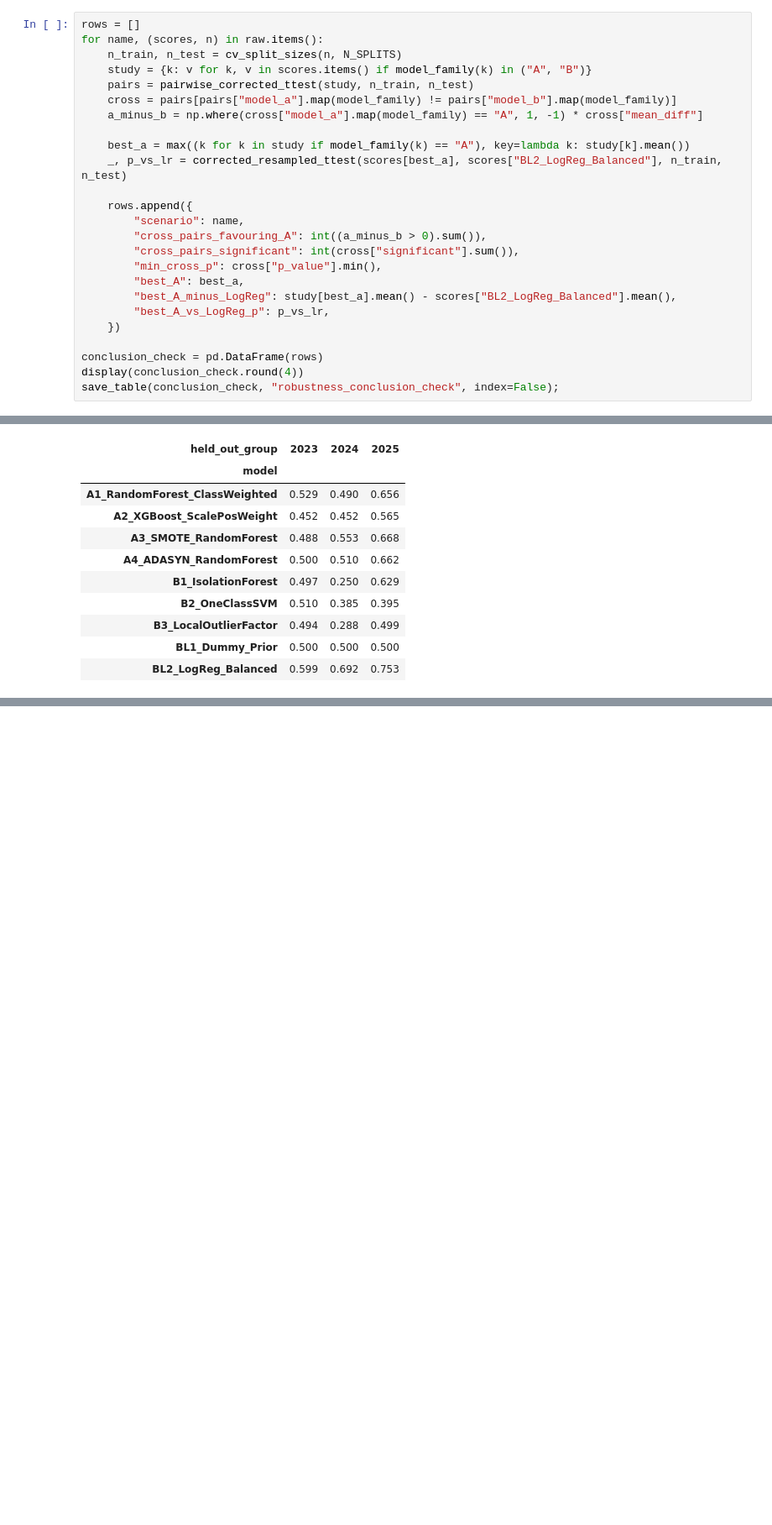
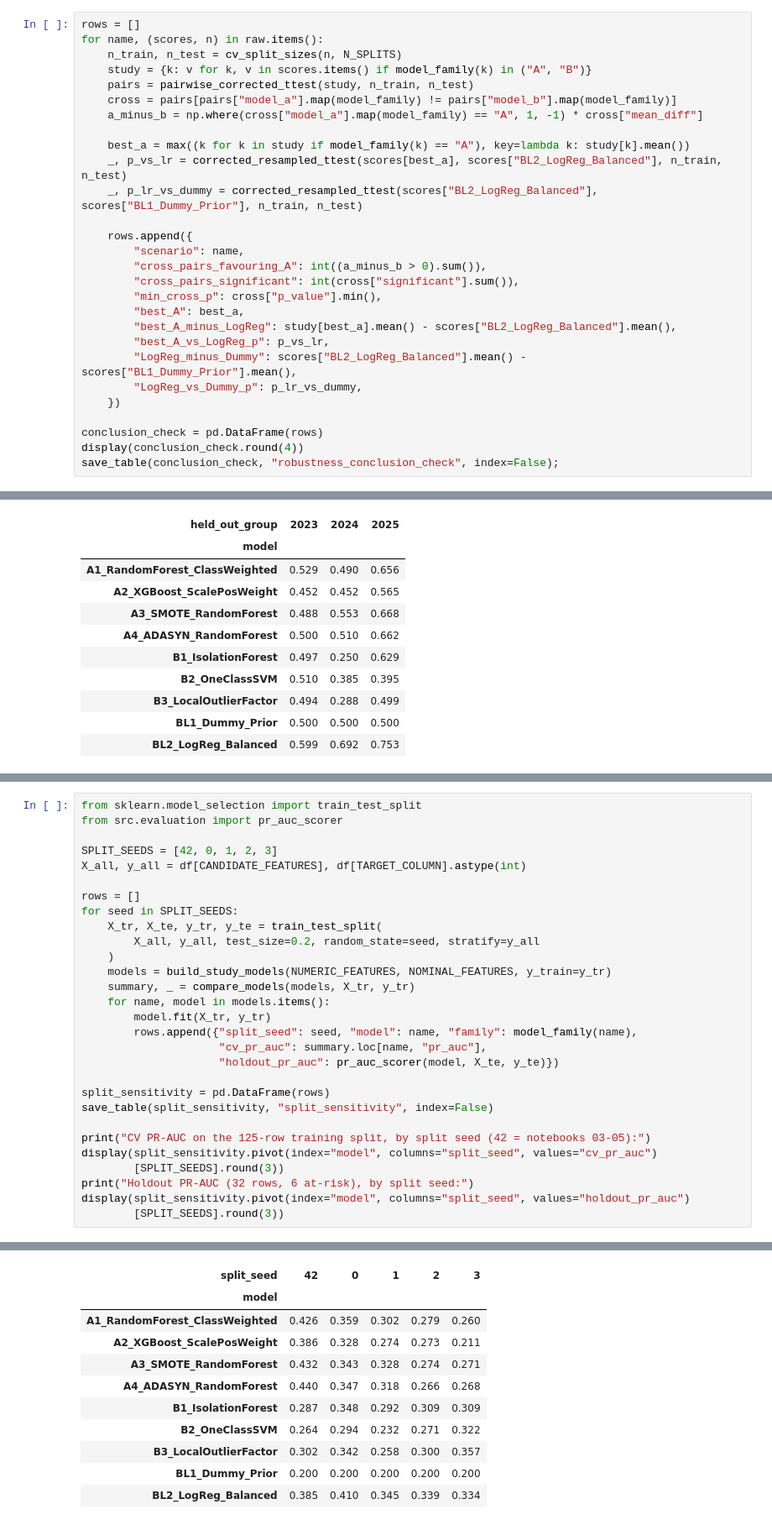
Before and after one commit to kbserrano/graduate-risk-analytics, a Jupyter notebook: notebooks/07_robustness.ipynb, the cells around one changed output, grey strips where cells are left out. Shown at 84% size. Drawn from its saved outputs; the diff is of its cells as text; blank space fills up the shorter version.

```diff
--- a/notebooks/07_robustness.ipynb
+++ b/notebooks/07_robustness.ipynb
@@ -137,6 +138,7 @@ for name, (scores, n) in raw.items():
 
     best_a = max((k for k in study if model_family(k) == "A"), key=lambda k: study[k].mean())
     _, p_vs_lr = corrected_resampled_ttest(scores[best_a], scores["BL2_LogReg_Balanced"], n_train, n_test)
+    _, p_lr_vs_dummy = corrected_resampled_ttest(scores["BL2_LogReg_Balanced"], scores["BL1_Dummy_Prior"], n_train, n_test)
 
     rows.append({
         "scenario": name,
@@ -146,6 +148,8 @@ for name, (scores, n) in raw.items():
         "best_A": best_a,
         "best_A_minus_LogReg": study[best_a].mean() - scores["BL2_LogReg_Balanced"].mean(),
         "best_A_vs_LogReg_p": p_vs_lr,
+        "LogReg_minus_Dummy": scores["BL2_LogReg_Balanced"].mean() - scores["BL1_Dummy_Prior"].mean(),
+        "LogReg_vs_Dummy_p": p_lr_vs_dummy,
     })
 
 conclusion_check = pd.DataFrame(rows)
@@ -233,0 +248,30 @@ ROC-AUC on the held-out cohort:
+# %%
+from sklearn.model_selection import train_test_split
+from src.evaluation import pr_auc_scorer
+
+SPLIT_SEEDS = [42, 0, 1, 2, 3]
+X_all, y_all = df[CANDIDATE_FEATURES], df[TARGET_COLUMN].astype(int)
+
+rows = []
+for seed in SPLIT_SEEDS:
+    X_tr, X_te, y_tr, y_te = train_test_split(
+        X_all, y_all, test_size=0.2, random_state=seed, stratify=y_all
+    )
+    models = build_study_models(NUMERIC_FEATURES, NOMINAL_FEATURES, y_train=y_tr)
+    summary, _ = compare_models(models, X_tr, y_tr)
+    for name, model in models.items():
+        model.fit(X_tr, y_tr)
+        rows.append({"split_seed": seed, "model": name, "family": model_family(name),
+                     "cv_pr_auc": summary.loc[name, "pr_auc"],
+                     "holdout_pr_auc": pr_auc_scorer(model, X_te, y_te)})
+
+split_sensitivity = pd.DataFrame(rows)
+save_table(split_sensitivity, "split_sensitivity", index=False)
+
+print("CV PR-AUC on the 125-row training split, by split seed (42 = notebooks 03-05):")
+display(split_sensitivity.pivot(index="model", columns="split_seed", values="cv_pr_auc")
+        [SPLIT_SEEDS].round(3))
+print("Holdout PR-AUC (32 rows, 6 at-risk), by split seed:")
+display(split_sensitivity.pivot(index="model", columns="split_seed", values="holdout_pr_auc")
+        [SPLIT_SEEDS].round(3))
+# %% [output]
@@ -233,0 +279,11 @@ ROC-AUC on the held-out cohort:
+| split_seed | 42 | 0 | 1 | 2 | 3 |
+| model |  |  |  |  |  |
+| A1_RandomForest_ClassWeighted | 0.426 | 0.359 | 0.302 | 0.279 | 0.260 |
+| A2_XGBoost_ScalePosWeight | 0.386 | 0.328 | 0.274 | 0.273 | 0.211 |
+| A3_SMOTE_RandomForest | 0.432 | 0.343 | 0.328 | 0.274 | 0.271 |
+| A4_ADASYN_RandomForest | 0.440 | 0.347 | 0.318 | 0.266 | 0.268 |
+| B1_IsolationForest | 0.287 | 0.348 | 0.292 | 0.309 | 0.309 |
+| B2_OneClassSVM | 0.264 | 0.294 | 0.232 | 0.271 | 0.322 |
+| B3_LocalOutlierFactor | 0.302 | 0.342 | 0.258 | 0.300 | 0.357 |
+| BL1_Dummy_Prior | 0.200 | 0.200 | 0.200 | 0.200 | 0.200 |
+| BL2_LogReg_Balanced | 0.385 | 0.410 | 0.345 | 0.339 | 0.334 |
```
Also changed, not shown: parts of 3 cells of this notebook, 4 other files.
